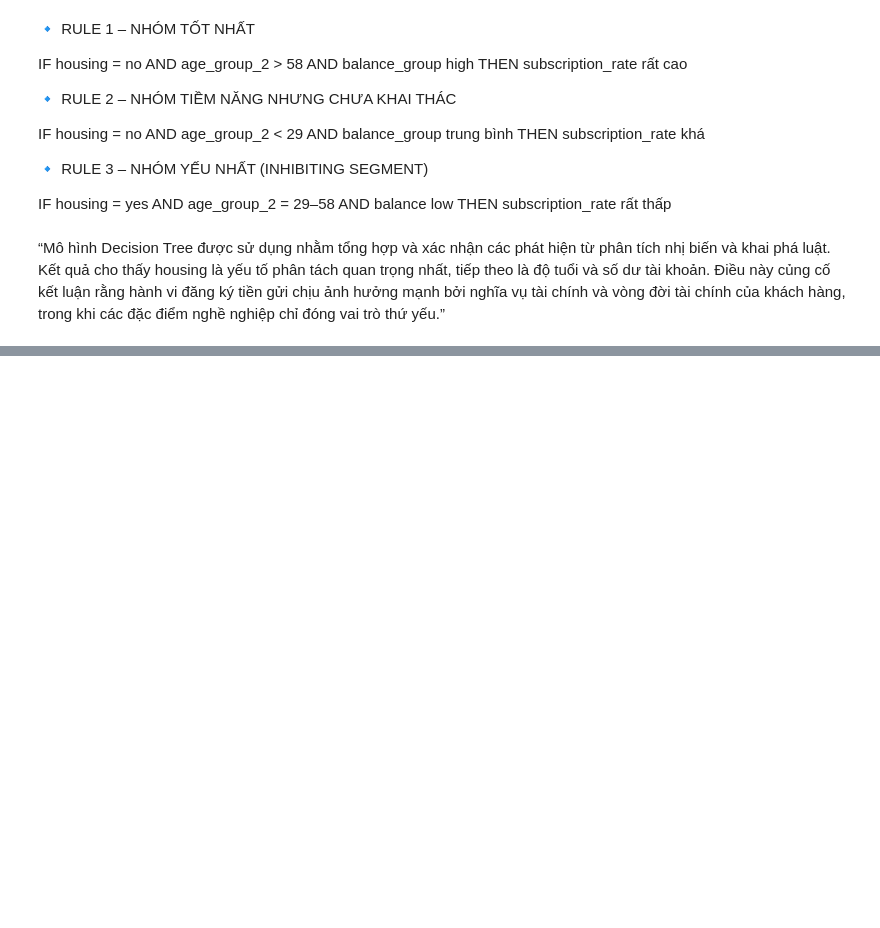
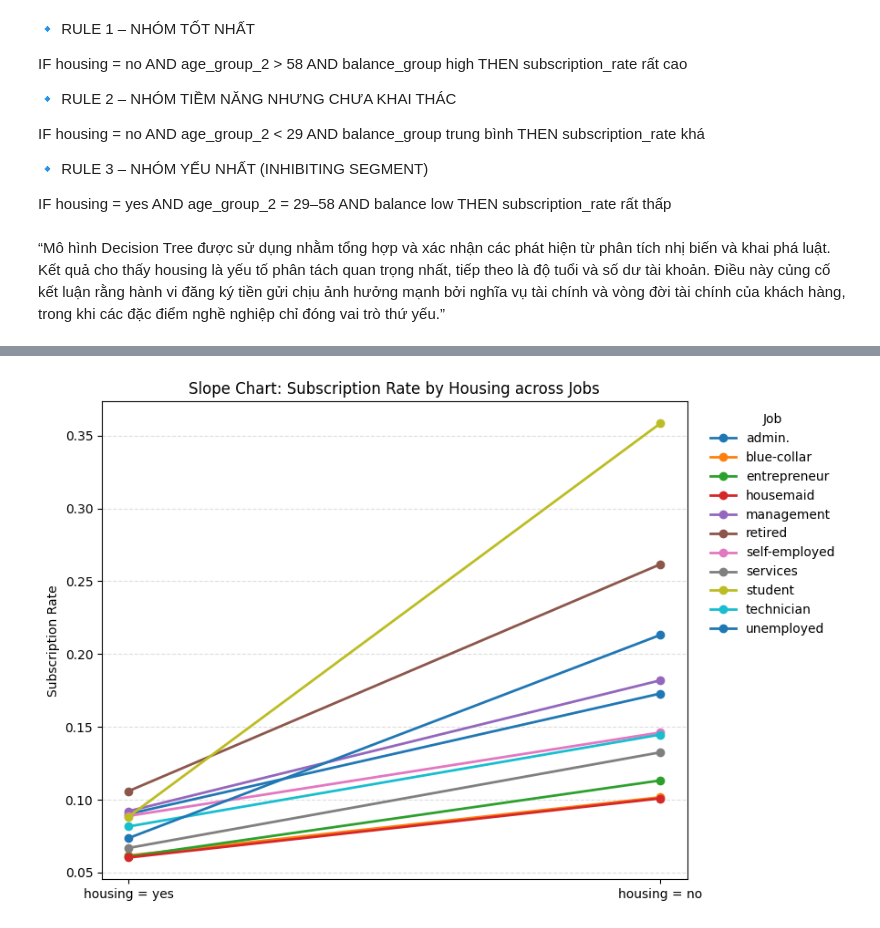
Before and after one commit to NguyenPhanNhatLan/DM, a Jupyter notebook: notebooks/phantichbien.ipynb, the cells around one changed output, grey strips where cells are left out. Saved outputs shown, nothing was run; the diff lists cells and outputs as text; code cells hidden in the pictures; blank space fills up the shorter version.

```diff
--- a/notebooks/phantichbien.ipynb
+++ b/notebooks/phantichbien.ipynb
@@ -1072,3 +1039,11 @@ IF housing = no AND age_group_2 < 29 AND balance_group trung bình THEN subscrip
 IF housing = yes AND age_group_2 = 29–58 AND balance low THEN subscription_rate rất thấp
 # %% [markdown]
 “Mô hình Decision Tree được sử dụng nhằm tổng hợp và xác nhận các phát hiện từ phân tích nhị biến và khai phá luật. Kết quả cho thấy housing là yếu tố phân tách quan trọng nhất, tiếp theo là độ tuổi và số dư tài khoản. Điều này củng cố kết luận rằng hành vi đăng ký tiền gửi chịu ảnh hưởng mạnh bởi nghĩa vụ tài chính và vòng đời tài chính của khách hàng, trong khi các đặc điểm nghề nghiệp chỉ đóng vai trò thứ yếu.”
+# %%
+c1 = cus_df.groupby(['housing', 'job'])['target'].mean().reset_index()
+slope_c1 = c1.pivot(
+    index='job',
+    columns='housing',
+    values='target'
+).reset_index()
+slope_c1
@@ -1074,0 +1063,37 @@ IF housing = yes AND age_group_2 = 29–58 AND balance low THEN subscription_rat
+# %%
+import matplotlib.pyplot as plt
+
+# Pivot dữ liệu
+slope_df = c1.pivot(
+    index='job',
+    columns='housing',
+    values='target'
+).reset_index()
+
+plt.figure(figsize=(9, 6))
+
+for _, row in slope_df.iterrows():
+    plt.plot(
+        ['housing = yes', 'housing = no'],
+        [row['yes'], row['no']],
+        marker='o',
+        linewidth=2,
+        label=row['job']   # chú thích theo job
+    )
+
+plt.ylabel('Subscription Rate')
+plt.title('Slope Chart: Subscription Rate by Housing across Jobs')
+plt.grid(axis='y', linestyle='--', alpha=0.4)
+
+# Legend
+plt.legend(
+    title='Job',
+    bbox_to_anchor=(1.02, 1),
+    loc='upper left',
+    frameon=False
+)
+
+plt.tight_layout()
+plt.show()
+# %% [output]
+[figure, added]
```
Also changed, not shown: parts of 16 cells of this notebook, 1 other file.
